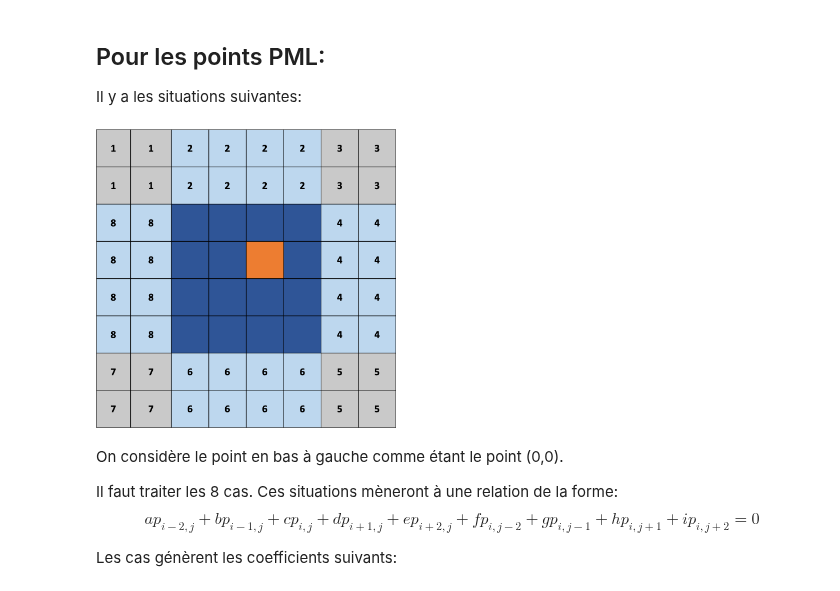
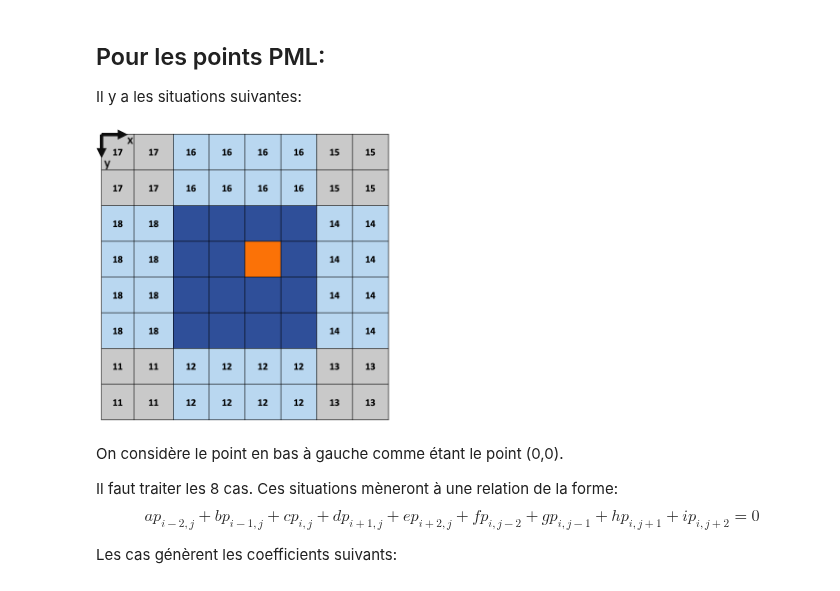
Before and after one commit to pierreluc-plt/ProjetSimulation, a Jupyter notebook: ConstructionMaillage.ipynb, the cells around one changed output. Saved outputs shown, nothing was run; the diff lists cells and outputs as text; code cells hidden in the pictures.

```diff
--- a/ConstructionMaillage.ipynb
+++ b/ConstructionMaillage.ipynb
@@ -75,9 +64,9 @@ p_{i-1,j}+p_{i,j-1}-(4-\gamma h^2 )p_{i,j}+p_{i+1,j}+p_{i,j+1}&=h^2\rho p_s
 ## Pour les points PML:
 Il y a les situations suivantes:
 # %%
-Image("./Images/PML.png", width=300, height=300)
+Image("./Images/PML2.png", width=300, height=300)
 # %% [output]
-[figure, old version]
+[figure, new version]
 # %% [markdown]
 On considère le point en bas à gauche comme étant le point (0,0).
 
```
Also changed, not shown: parts of 14 cells of this notebook, 4 other files.
